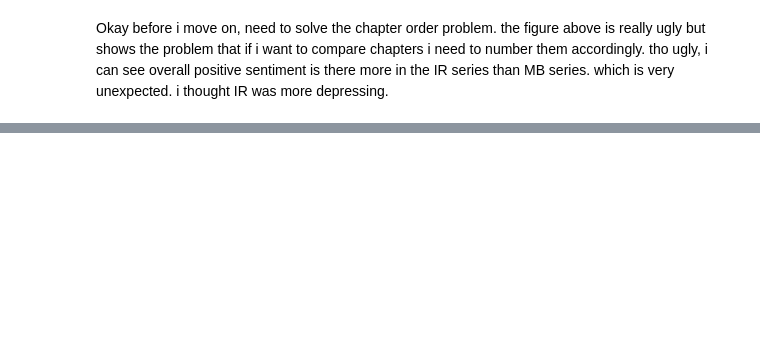
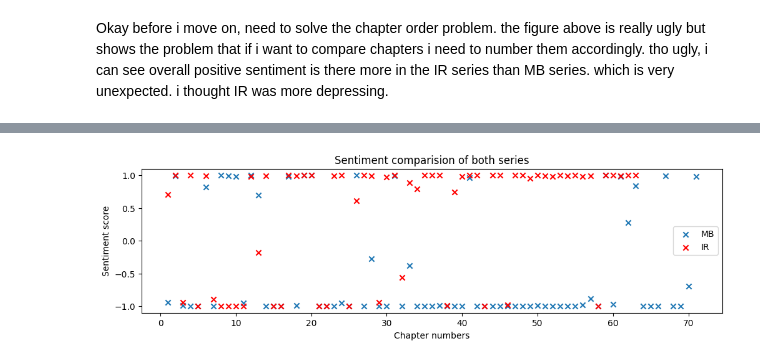
Before and after one commit to akankshazc/character_quiz_generator, a Jupyter notebook: 3_Data_Analysis/text_sentiment_analysis.ipynb, the cells around one changed output, grey strips where cells are left out. Cells and saved outputs as stored; diff of their text form; code cells hidden in the pictures; blank space fills up the shorter version.

Commit message:
sentiment score

```diff
--- a/3_Data_Analysis/text_sentiment_analysis.ipynb
+++ b/3_Data_Analysis/text_sentiment_analysis.ipynb
@@ -110,0 +107,3 @@ plt.show()
+# %%
+mb_sentiment_df['mb_chap_num'] = np.arange(1,len(mb_sentiment_df)+1)
+mb_sentiment_df
@@ -110,0 +124,3 @@ plt.show()
+# %%
+ir_sentiment_df['ir_chap_num'] = np.arange(1, len(ir_sentiment_df)+1)
+ir_sentiment_df
@@ -110,0 +141,7 @@ plt.show()
+# %%
+merge_df = pd.merge(mb_sentiment_df[['mb_chap_num', 'compound']],
+                     ir_sentiment_df[['ir_chap_num', 'compound']],
+                     how='left', left_on='mb_chap_num',
+                     right_on='ir_chap_num',
+                     suffixes=['_mb', '_ir'])
+merge_df
@@ -110,0 +162,3 @@ plt.show()
+# %%
+merge_df['mb_chap_num'] = merge_df['mb_chap_num'].astype('float64')
+merge_df.info()
@@ -110,0 +177,12 @@ plt.show()
+# %%
+fig, ax = plt.subplots(figsize=(12, 3))
+
+ax.scatter(merge_df['mb_chap_num'], merge_df['compound_mb'], marker='x', label='MB')
+ax.scatter(merge_df['ir_chap_num'], merge_df['compound_ir'], marker='x', color='red', label='IR')
+ax.set_title('Sentiment comparision of both series')
+ax.set_xlabel('Chapter numbers')
+ax.set_ylabel('Sentiment score')
+ax.legend()
+plt.show();
+# %% [output]
+[figure, added]
```
Also changed, not shown: parts of 13 cells of this notebook.
